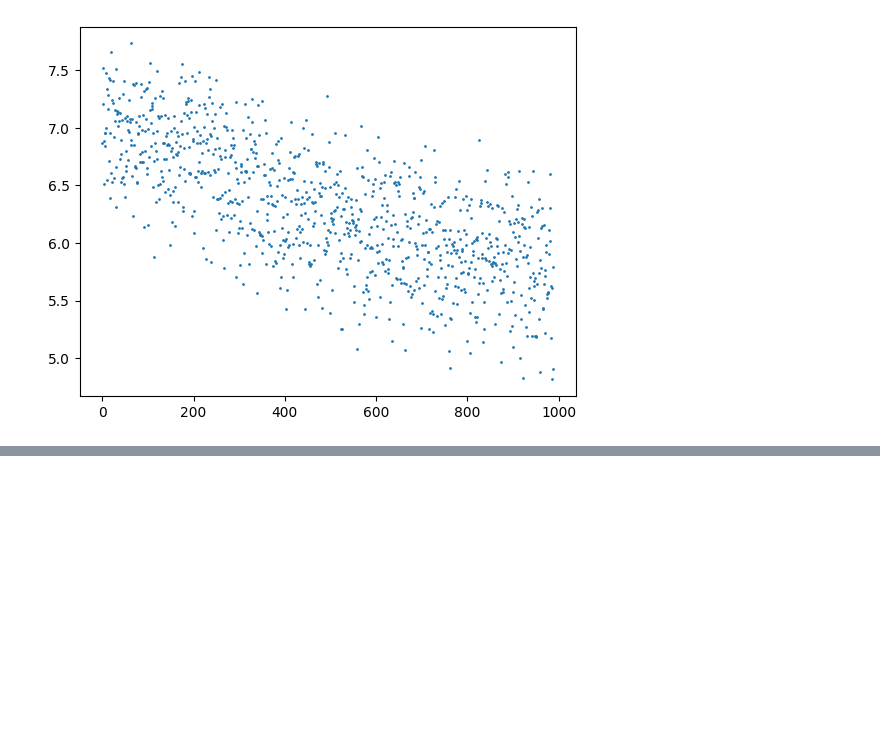
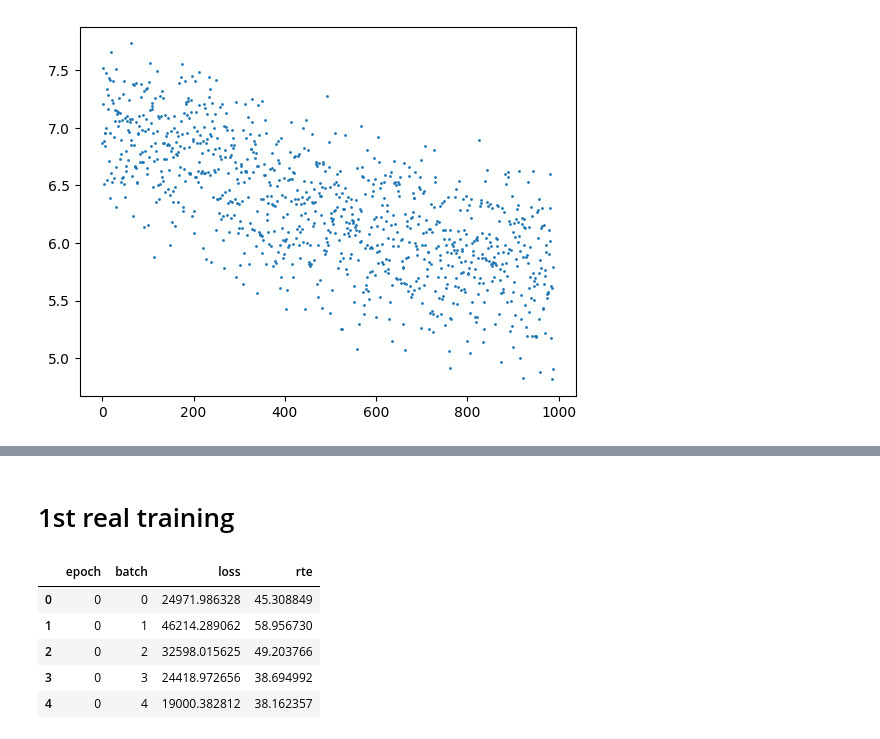
Before and after one commit to ifinckh/2025_sem_proj_FINCKH_VITA, a Jupyter notebook: results.ipynb, the cells around one changed output, grey strips where cells are left out. Saved outputs shown, nothing was run; the diff lists cells and outputs as text; code cells hidden in the pictures; blank space fills up the shorter version.

```diff
--- a/results.ipynb
+++ b/results.ipynb
@@ -111,0 +112,14 @@ plt.show()
+# %% [markdown]
+# 1st real training
+# %%
+fp ="metrics/train/2025_12_12_0.csv"
+
+df = pd.read_csv(fp)
+df.head()
+# %% [output]
+|  | epoch | batch | loss | rte |
+| 0 | 0 | 0 | 24971.986328 | 45.308849 |
+| 1 | 0 | 1 | 46214.289062 | 58.956730 |
+| 2 | 0 | 2 | 32598.015625 | 49.203766 |
+| 3 | 0 | 3 | 24418.972656 | 38.694992 |
+| 4 | 0 | 4 | 19000.382812 | 38.162357 |
```
Also changed, not shown: parts of 6 cells of this notebook, 4 other files.
